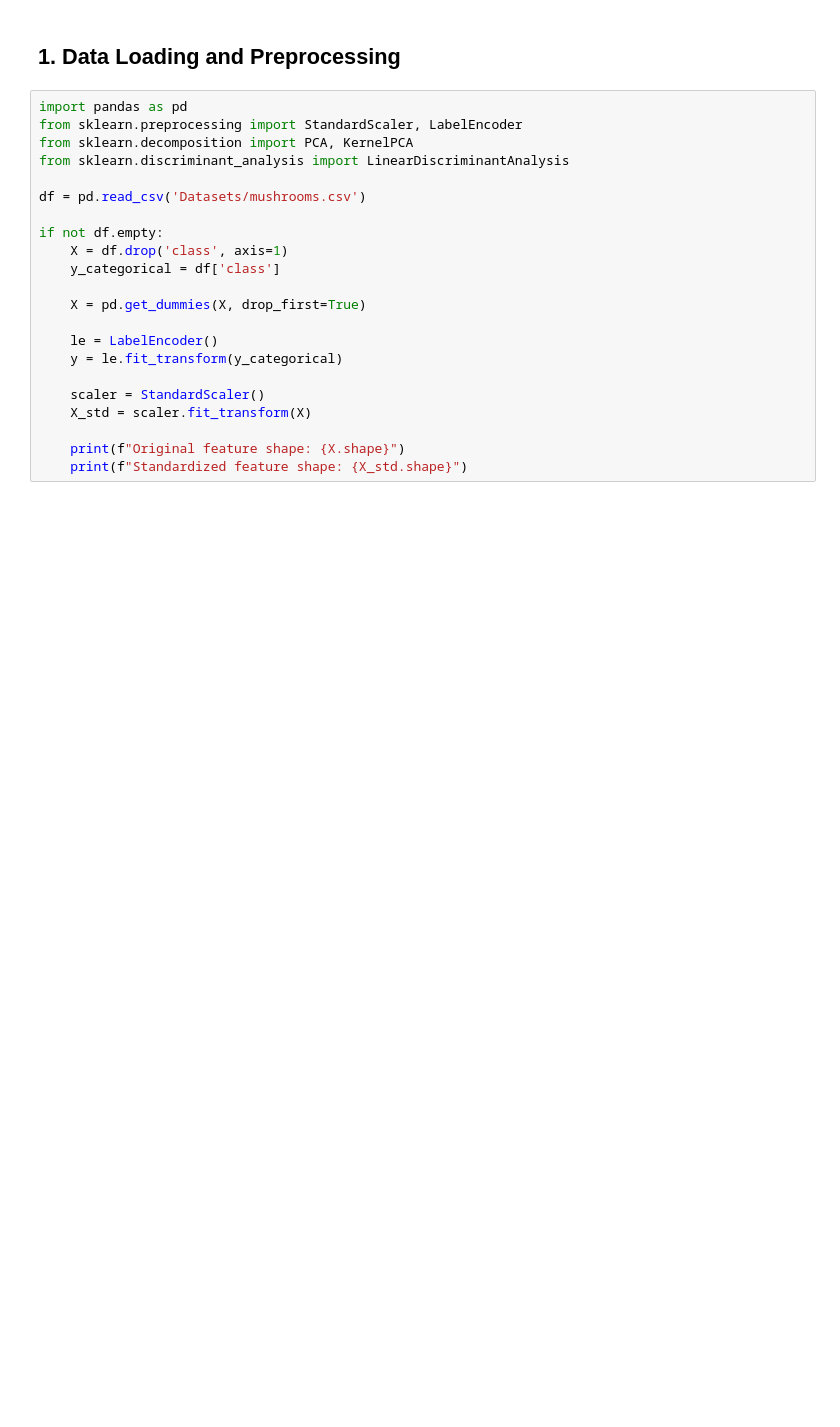
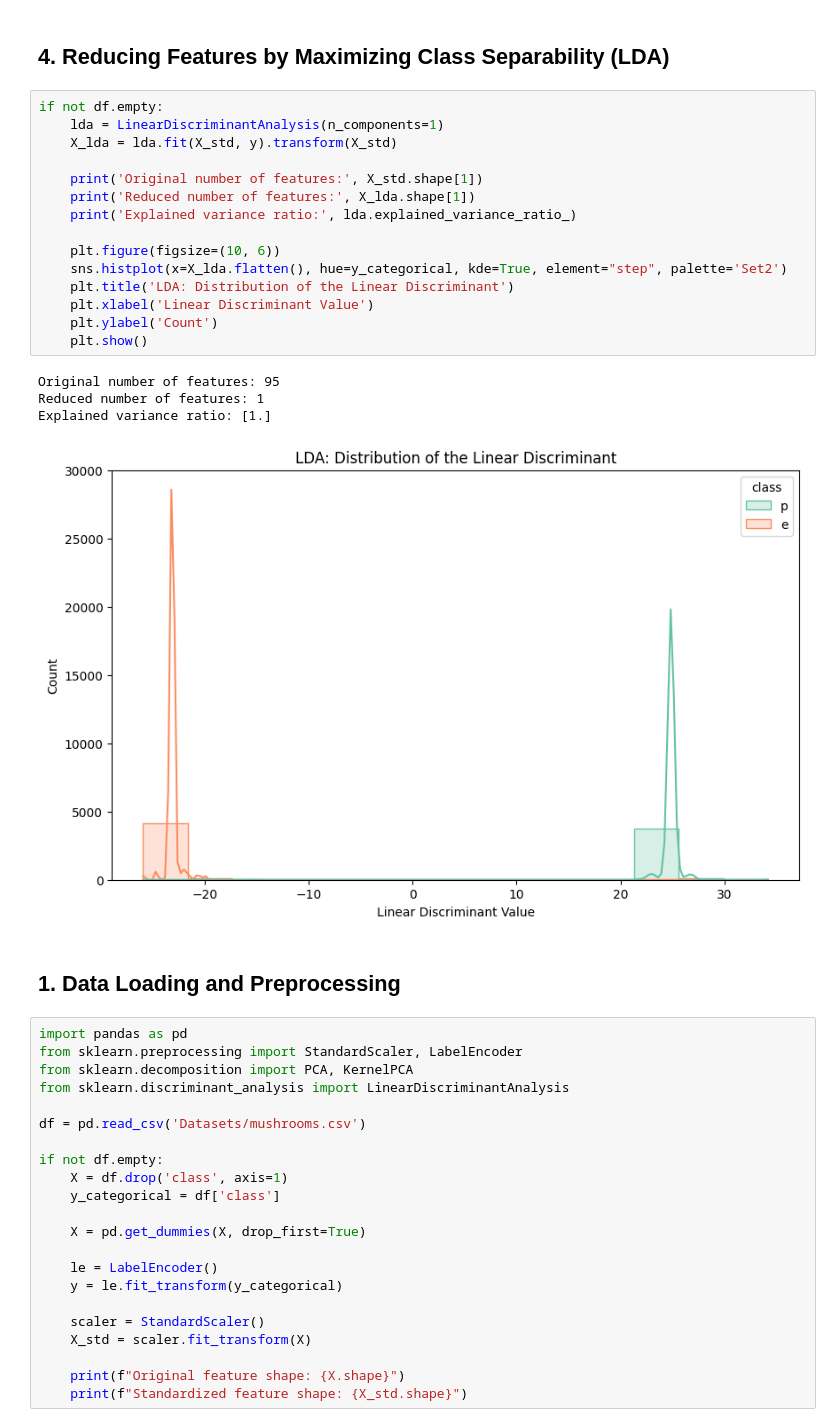
Before and after one commit to ShreerajNDesai/Data-Science-Pracs, a Jupyter notebook: 9. Principal Component Analysis (PCA)/Prac_9.ipynb, the cells around one changed output. Saved outputs shown, nothing was run; the diff lists cells and outputs as text; blank space fills up the shorter version.

```diff
--- a/9. Principal Component Analysis (PCA)/Prac_9.ipynb
+++ b/9. Principal Component Analysis (PCA)/Prac_9.ipynb
@@ -11,3 +81,25 @@
+# %% [markdown]
+## 4. Reducing Features by Maximizing Class Separability (LDA)
+# %%
+if not df.empty:
+    lda = LinearDiscriminantAnalysis(n_components=1)
+    X_lda = lda.fit(X_std, y).transform(X_std)
+
+    print('Original number of features:', X_std.shape[1])
+    print('Reduced number of features:', X_lda.shape[1])
+    print('Explained variance ratio:', lda.explained_variance_ratio_)
+
+    plt.figure(figsize=(10, 6))
+    sns.histplot(x=X_lda.flatten(), hue=y_categorical, kde=True, element="step", palette='Set2')
+    plt.title('LDA: Distribution of the Linear Discriminant')
+    plt.xlabel('Linear Discriminant Value')
+    plt.ylabel('Count')
+    plt.show()
+# %% [output]
+Original number of features: 95
+Reduced number of features: 1
+Explained variance ratio: [1.]
+[figure, added]
 # %% [markdown]
 ## 1. Data Loading and Preprocessing
 # %%
```
Also changed, not shown: parts of 11 cells of this notebook.
